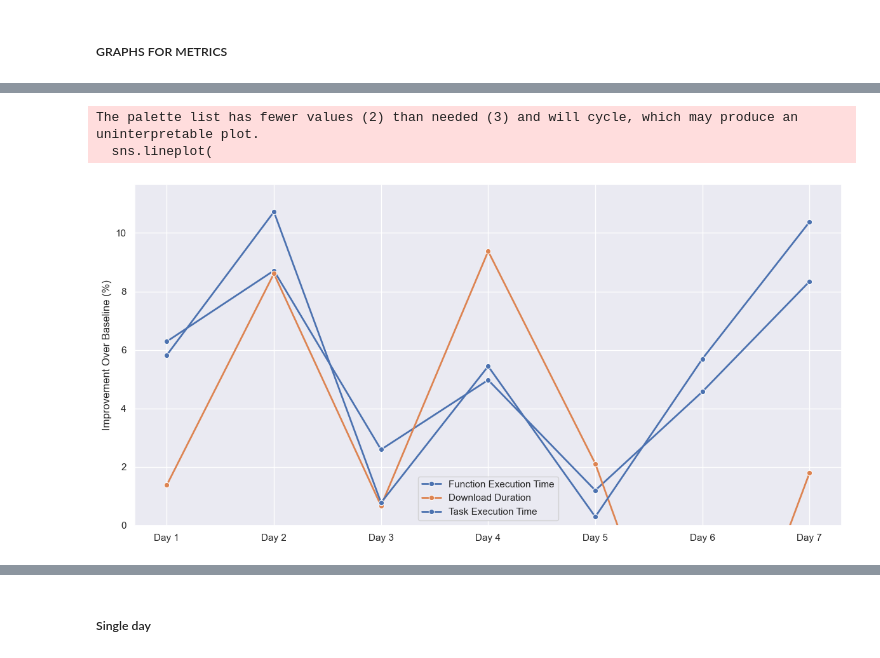
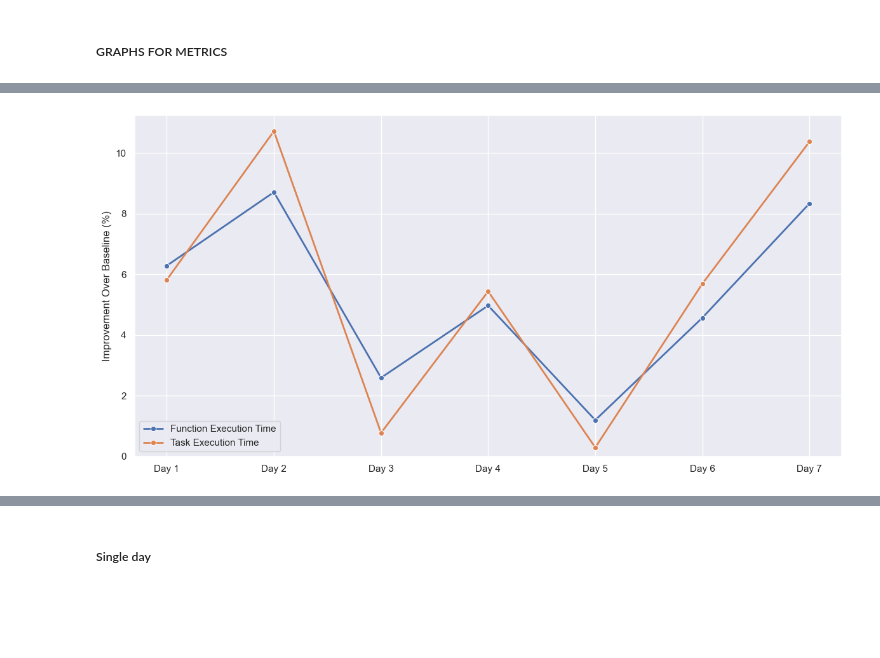
Before and after one commit to nilshoeller/minos, a Jupyter notebook: jupyter/workflow-2.ipynb, the cells around one changed output, grey strips where cells are left out. Saved outputs shown, nothing was run; the diff lists cells and outputs as text; code cells hidden in the pictures; blank space fills up the shorter version.

```diff
--- a/jupyter/workflow-2.ipynb
+++ b/jupyter/workflow-2.ipynb
@@ -33,6 +33,8 @@ sns.set_theme(style=theme_style)
 y_axis_label = "Improvement Over Baseline (%)"
 
 y_axis_label_bm_failed_attempts = "Failed Benchmark Attempts (%)"
+
+file_ending = ".pdf"
 # %%
 # PREPARE DATA GROUPED
 
@@ -710,39 +766,37 @@ plt.show()
 plt.figure(figsize=(12, 6))
 
 sns.lineplot(
-    data=df_filtered_task,
+    data=df_filtered_task_2,
     x="day_label",
     y="% Improvement",
     hue="Metric",
     lw=2,
     palette=palette[:2],  # Use only the first two colors for consistency
     marker="o"
 )
 
 # Add labels and title
 plt.xlabel(None)
 plt.ylabel(y_axis_label)
 # plt.title("Comparison: Function Execution Time vs. Linear Regression Execution Time")
 
 # Start y-axis at 0
 plt.ylim(bottom=0)
 
 # Add a legend
 plt.legend(title=None)
 
 # Adjust layout
 plt.tight_layout()
 
 # SAVE PLOT
-plot_filename = os.path.join(folder_to_save, "improvement_function_exec_vs_linear_regression.pdf")
+plot_filename = os.path.join(folder_to_save, "improvement_function_exec_vs_linear_regression" + file_ending)
 plt.savefig(plot_filename)
 
 # Show plot
 plt.show()
 # %% [output]
-The palette list has fewer values (2) than needed (3) and will cycle, which may produce an uninterpretable plot.
-  sns.lineplot(
-[figure, old version]
+[figure, new version]
 # %%
 # 3RD BOXPLOT: FUNC EXEC TIME, DOWNLOAD DURATION, LR EXEC TIME
 
```
Also changed, not shown: parts of 21 cells of this notebook, 38 other files.
